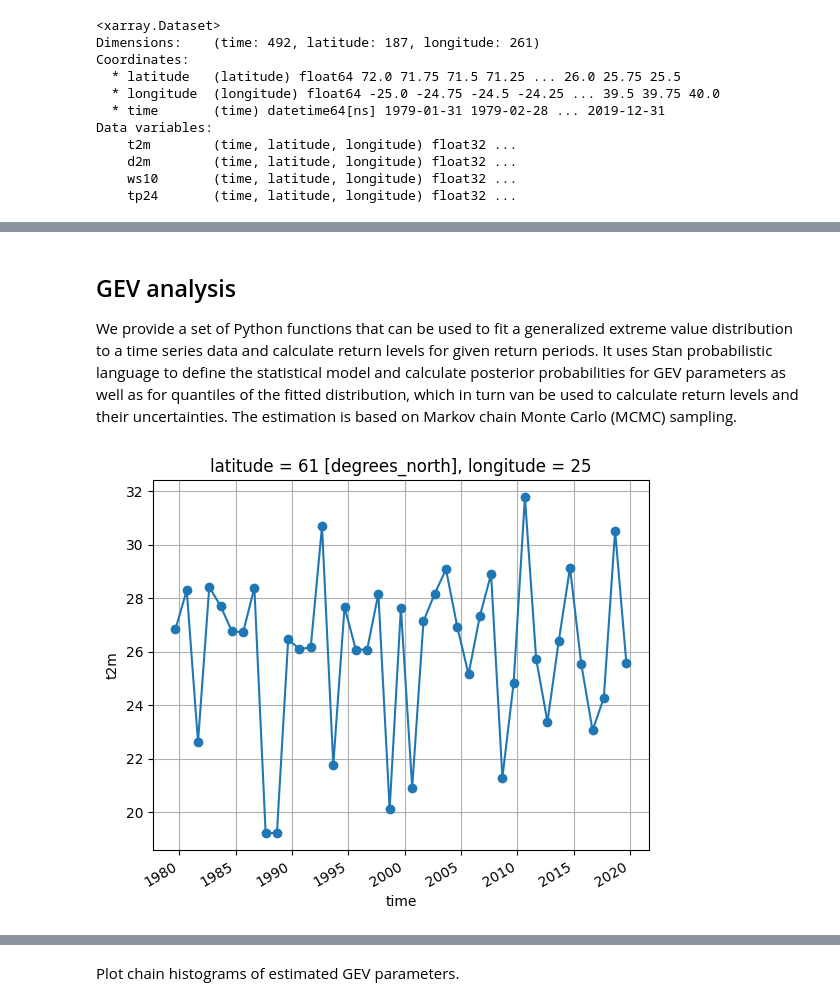
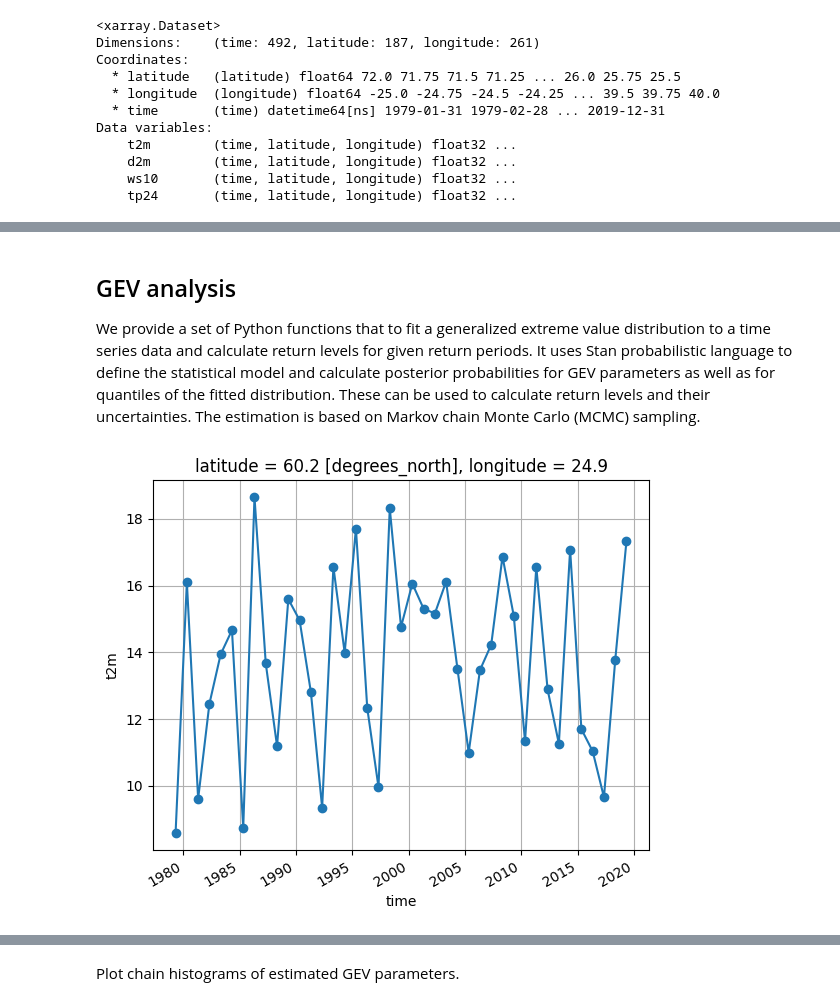
Before and after one commit to fmidev/RISKADAPT, a Jupyter notebook: ERA5_extreme_values.ipynb, the cells around one changed output, grey strips where cells are left out. Saved outputs shown, nothing was run; the diff lists cells and outputs as text; code cells hidden in the pictures.

Commit message:
ERA5 example with stan code

```diff
--- a/ERA5_extreme_values.ipynb
+++ b/ERA5_extreme_values.ipynb
@@ -40,20 +49,20 @@ plt.show()
 # %% [markdown]
 ## GEV analysis
 
-We provide a set of Python functions that can be used to fit a generalized extreme value distribution to a time series data and calculate return levels for given return periods. It uses Stan probabilistic language to define the statistical model and calculate posterior probabilities for GEV parameters as well as for quantiles of the fitted distribution, which in turn van be used to calculate return levels and their uncertainties. The estimation is based on Markov chain Monte Carlo (MCMC) sampling.
+We provide a set of Python functions that to fit a generalized extreme value distribution to a time series data and calculate return levels for given return periods. It uses Stan probabilistic language to define the statistical model and calculate posterior probabilities for GEV parameters as well as for quantiles of the fitted distribution. These can be used to calculate return levels and their uncertainties. The estimation is based on Markov chain Monte Carlo (MCMC) sampling.
 # %%
 import cmdstan_gev as stangev
 
-# select one location
-lat = 61
-lon = 25
-month = 8
+# select one location and one month
+lat = 60.2
+lon = 24.9
+month = 4
 
 months = era5['time.month']
 y = era5['t2m'].where(months==month, drop=True).interp(latitude=lat, longitude=lon) - 273.15
 
 y.plot(marker='o')
 plt.grid()
 plt.show()
 # %% [output]
-[figure, old version]
+[figure, new version]
```
Also changed, not shown: parts of 11 cells of this notebook, 3 other files.
